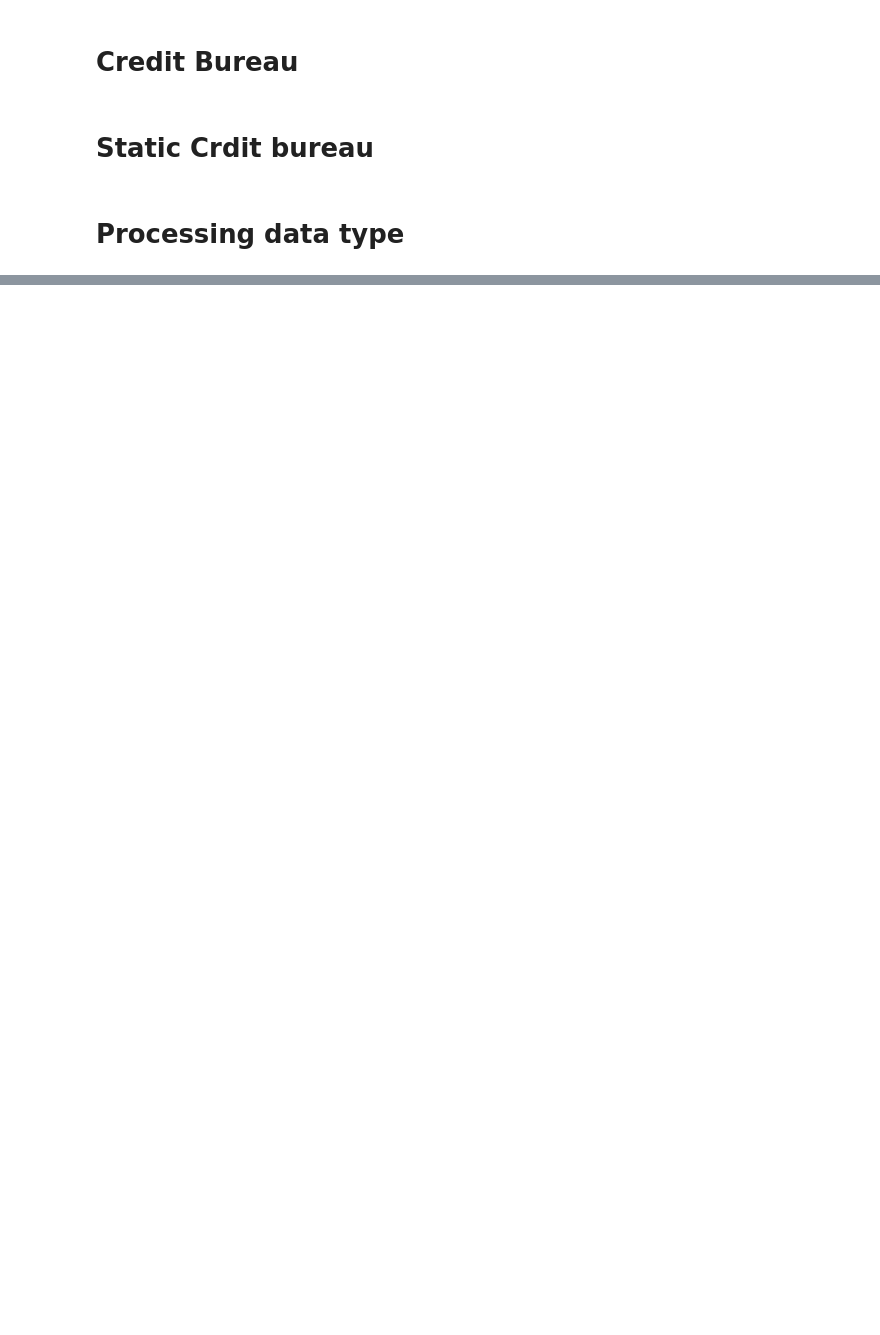
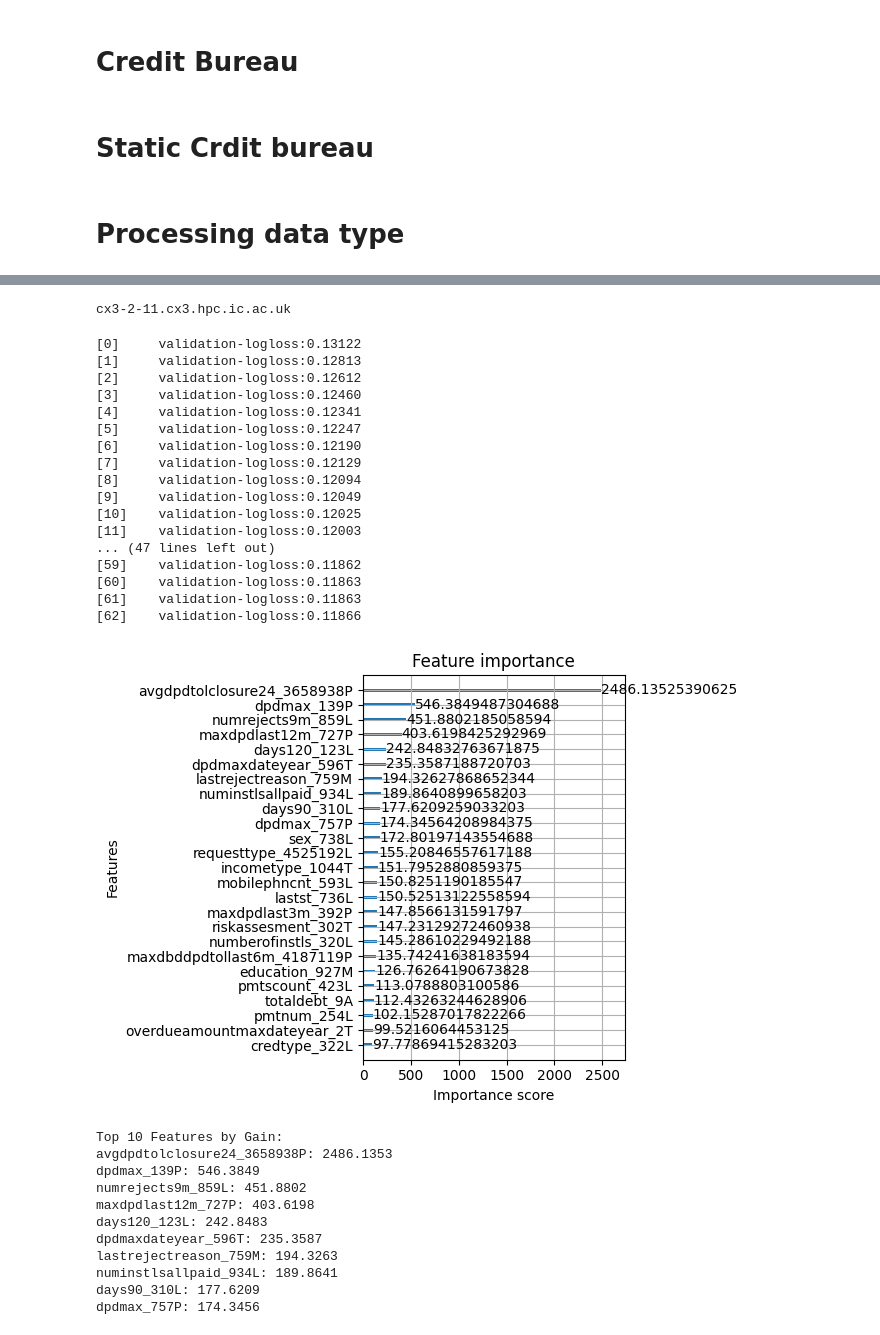
Before and after one commit to manpreetsingh227/MSc-project, a Jupyter notebook: notebooks/featureselection.ipynb, the cells around one changed output, grey strips where cells are left out. Drawn from its saved outputs; the diff is of its cells as text; code cells hidden in the pictures; blank space fills up the shorter version.

Commit message:
[edit] Code updated for feature selection

```diff
--- a/notebooks/featureselection.ipynb
+++ b/notebooks/featureselection.ipynb
@@ -1009,6 +1004,11 @@ for col in bool_cols:
     merged[col] = merged[col].astype('category')
 # %%
 categorical_cols = merged.select_dtypes(include='category').columns.tolist()
+# %%
+import os
+print(os.uname().nodename)
+# %% [output]
+cx3-2-11.cx3.hpc.ic.ac.uk
 # %%
 import pandas as pd
 import xgboost as xgb
@@ -1018,13 +1018,6 @@ import matplotlib.pyplot as plt
 # -----------------------------
 # Step 1: Downcast Numeric Types
 # -----------------------------
-# Convert float64 to float32 to save memory
-for col in merged.select_dtypes(include='float64').columns:
-    merged[col] = merged[col].astype('float32')
-
-# Convert int64 to int32 (or Int64 to Int32 if using nullable ints)
-for col in merged.select_dtypes(include=['int64', 'Int64']).columns:
-    merged[col] = merged[col].astype('int32')
 
 # Convert bool to category (optional)
 for col in merged.select_dtypes(include='bool').columns:
@@ -1056,30 +1049,60 @@ dvalid = xgb.DMatrix(X_valid, label=y_valid, enable_categorical=True)
 params = {
     'tree_method': 'hist',                  # Efficient CPU-based tree builder
     'objective': 'binary:logistic',         # Change to 'reg:squarederror' for regression
     'eval_metric': 'logloss',
     'verbosity': 1
 }
 
 model = xgb.train(
     params,
     dtrain,
     num_boost_round=1000,
     evals=[(dvalid, 'validation')],
     early_stopping_rounds=20
 )
 
 # -----------------------------
 # Step 5: Feature Importance Plot
 # -----------------------------
 xgb.plot_importance(model, importance_type='gain', max_num_features=25)
 plt.tight_layout()
 plt.show()
 
 # Optional: get raw importances
 importances = model.get_score(importance_type='gain')
 sorted_importances = dict(sorted(importances.items(), key=lambda item: item[1], reverse=True))
 
 # Print top 10 important features
 print("Top 10 Features by Gain:")
 for feature, score in list(sorted_importances.items())[:10]:
     print(f"{feature}: {score:.4f}")
+# %% [output]
+[0]     validation-logloss:0.13122
+[1]     validation-logloss:0.12813
+[2]     validation-logloss:0.12612
+[3]     validation-logloss:0.12460
+[4]     validation-logloss:0.12341
+[5]     validation-logloss:0.12247
+[6]     validation-logloss:0.12190
+[7]     validation-logloss:0.12129
+[8]     validation-logloss:0.12094
+[9]     validation-logloss:0.12049
+[10]    validation-logloss:0.12025
+[11]    validation-logloss:0.12003
+... (47 lines left out)
+[59]    validation-logloss:0.11862
+[60]    validation-logloss:0.11863
+[61]    validation-logloss:0.11863
+[62]    validation-logloss:0.11866
+[figure, added]
+Top 10 Features by Gain:
+avgdpdtolclosure24_3658938P: 2486.1353
+dpdmax_139P: 546.3849
+numrejects9m_859L: 451.8802
+maxdpdlast12m_727P: 403.6198
+days120_123L: 242.8483
+dpdmaxdateyear_596T: 235.3587
+lastrejectreason_759M: 194.3263
+numinstlsallpaid_934L: 189.8641
+days90_310L: 177.6209
+dpdmax_757P: 174.3456
```
Also changed, not shown: parts of 6 cells of this notebook.
